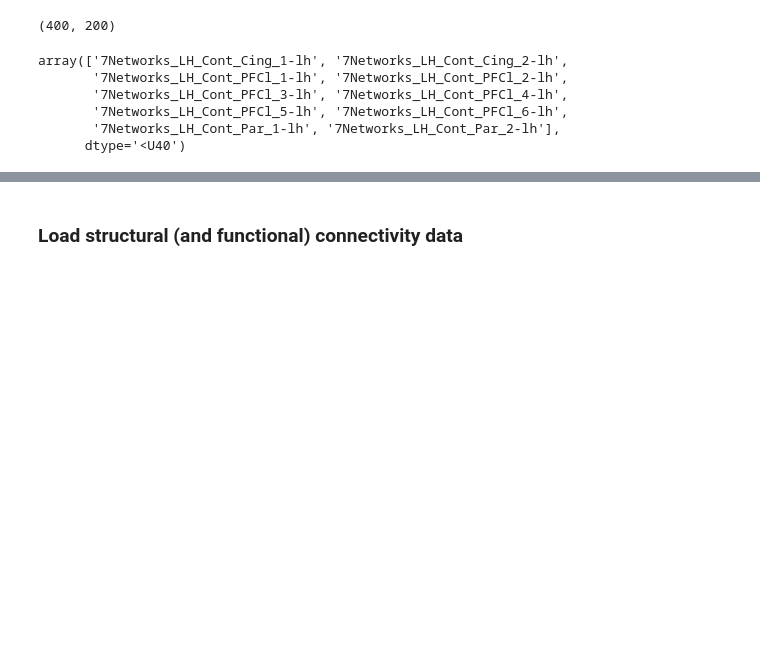
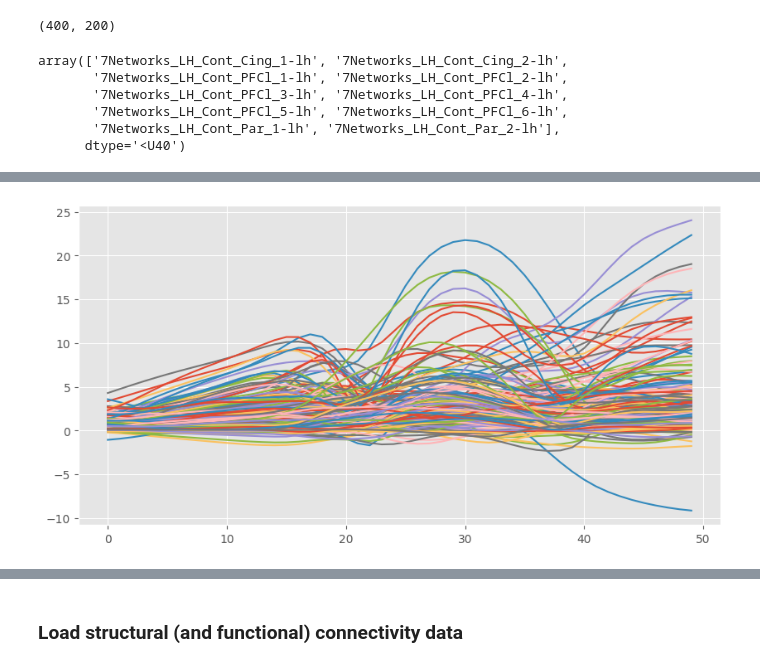
Before and after one commit to Katterrina/fimuni_thesis, a Jupyter notebook: notebooks/pytepfit/06_analysis.ipynb, the cells around one changed output, grey strips where cells are left out. Cells and saved outputs as stored; diff of their text form; code cells hidden in the pictures; blank space fills up the shorter version.

```diff
--- a/notebooks/pytepfit/06_analysis.ipynb
+++ b/notebooks/pytepfit/06_analysis.ipynb
@@ -66,0 +77,5 @@ plot_data(data_ts)
+# %%
+data_ts_croped = data_ts[stimulation_time:stimulation_time+response_length,:]
+plot_data(data_ts_croped)
+# %% [output]
+[figure, added]
```
Also changed, not shown: parts of 48 cells of this notebook, 18 other files.
